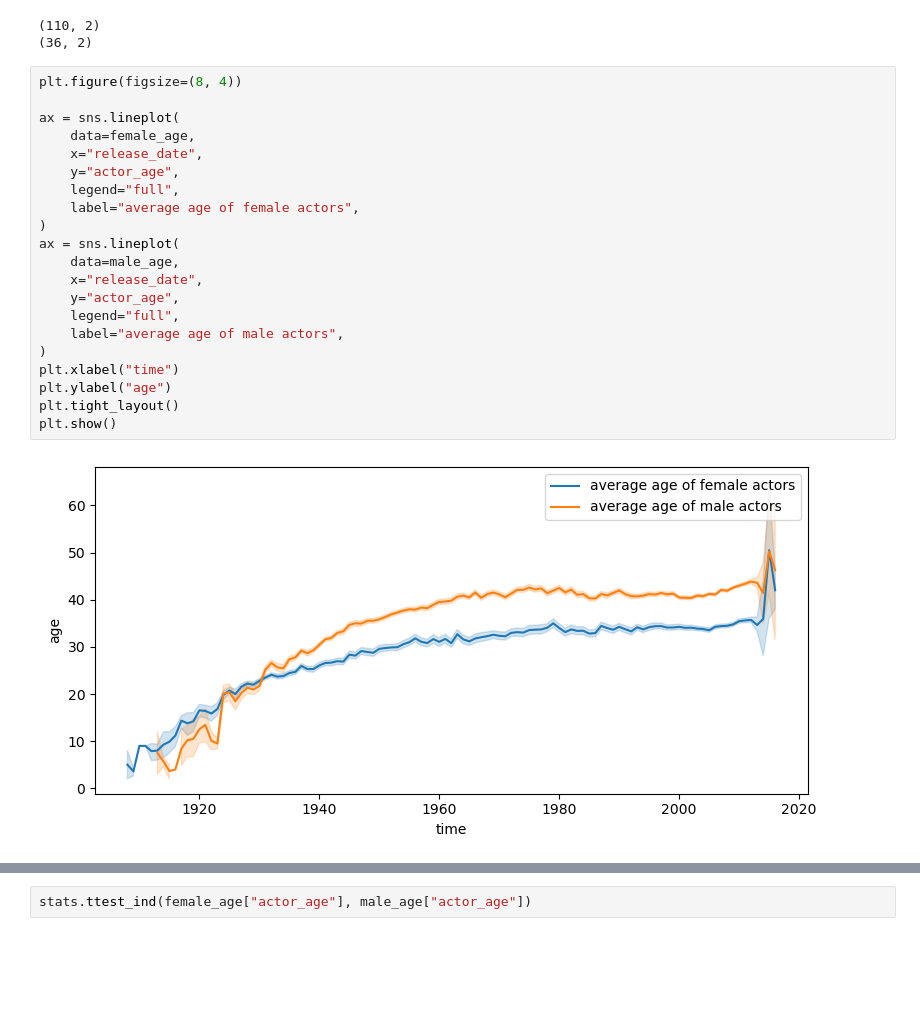
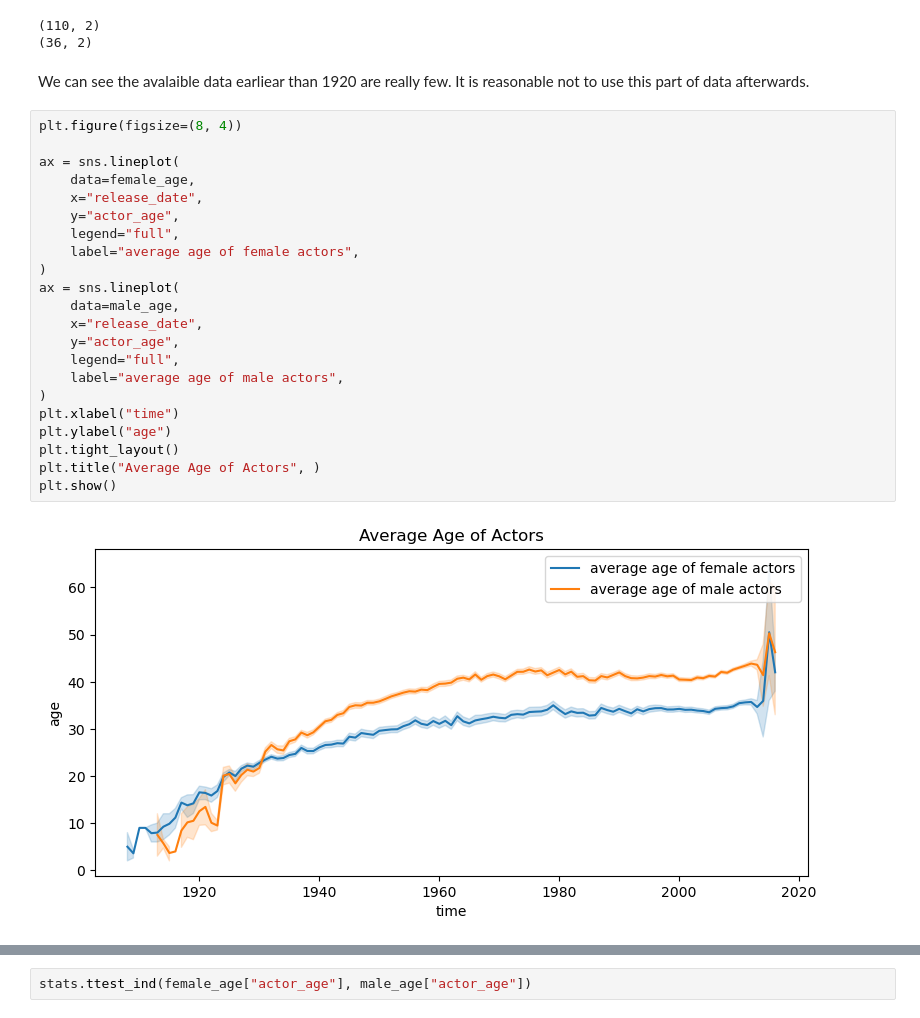
Before and after one commit to Wind-2375-like/ada-2022-project-gender-lens, a Jupyter notebook: milestone_p2.ipynb, the cells around one changed output, grey strips where cells are left out. Drawn from its saved outputs; the diff is of its cells as text; blank space fills up the shorter version.

Commit message:
modify some expression in career parts

```diff
--- a/milestone_p2.ipynb
+++ b/milestone_p2.ipynb
@@ -1055,28 +1055,31 @@ print(male_age[male_age["release_date"] < 1920].shape)
 # %% [output]
 (110, 2)
 (36, 2)
+# %% [markdown]
+We can see the avalaible data earliear than 1920 are really few. It is reasonable not to use this part of data afterwards.
 # %%
 plt.figure(figsize=(8, 4))
 
 ax = sns.lineplot(
     data=female_age,
     x="release_date",
     y="actor_age",
     legend="full",
     label="average age of female actors",
 )
 ax = sns.lineplot(
     data=male_age,
     x="release_date",
     y="actor_age",
     legend="full",
     label="average age of male actors",
 )
 plt.xlabel("time")
 plt.ylabel("age")
 plt.tight_layout()
+plt.title("Average Age of Actors", )
 plt.show()
 # %% [output]
-[figure, old version]
+[figure, new version]
 # %%
 age_dis = [female_age["actor_age"].values, male_age["actor_age"].values]
```
Also changed, not shown: parts of 7 cells of this notebook.
